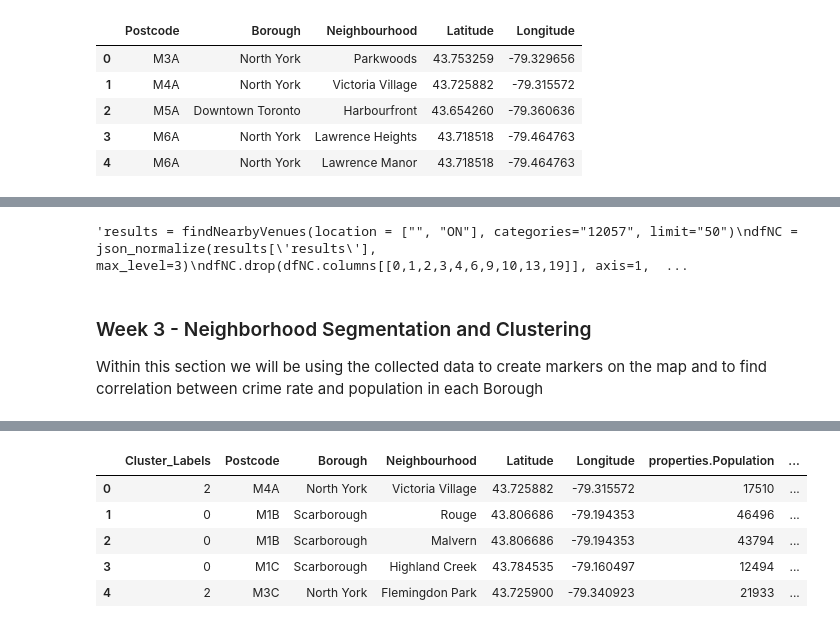
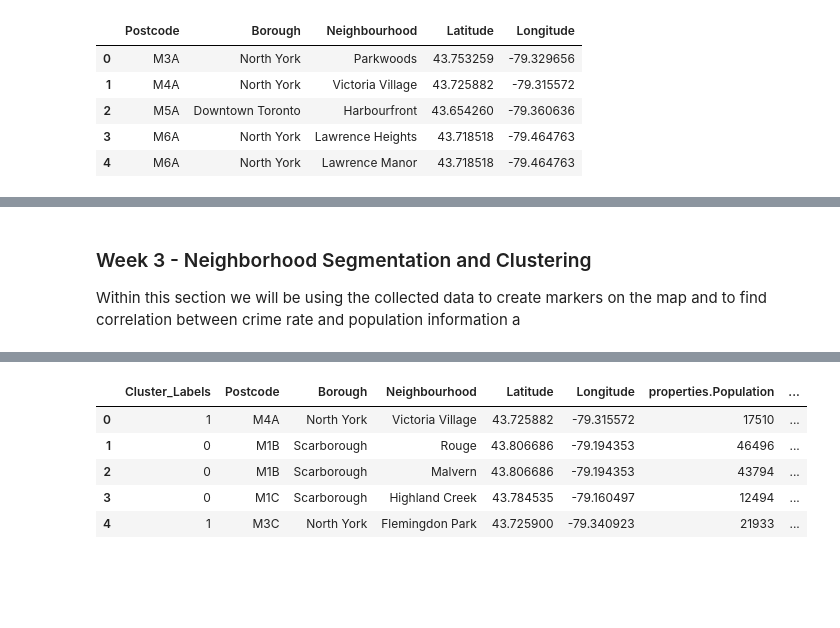
Before and after one commit to yash-patel268/Segmenting-and-Clustering-Neighborhoods-in-Toronto, a Jupyter notebook: Segmenting and Clustering Neighborhoods in Toronto.ipynb, the cells around one changed output, grey strips where cells are left out. Drawn from its saved outputs; the diff is of its cells as text; code cells hidden in the pictures; blank space fills up the shorter version.

```diff
--- a/Segmenting and Clustering Neighborhoods in Toronto.ipynb
+++ b/Segmenting and Clustering Neighborhoods in Toronto.ipynb
@@ -180,6 +180,9 @@ dfProfiles.head()
 # %%
 dfMerge2 = pd.merge(dfMerge, dfCrime, on='Neighbourhood', how='inner')
 dfAll = pd.merge(dfMerge2, dfProfiles, on='Neighbourhood', how='inner')
+dfAll["Borough"] = dfAll["Borough"].replace(["West Toronto"], "Toronto")
+dfAll["Borough"] = dfAll["Borough"].replace(["East Toronto"], "Toronto")
+dfAll["Borough"] = dfAll["Borough"].replace(["Central Toronto"], "Toronto")
 dfAll.head()
 # %% [output]
 |  | Postcode | Borough | Neighbourhood | Latitude | Longitude | properties.Population | properties.Assault_AVG | ... |
@@ -199,19 +202,10 @@ dfStations.head()
 | 2 | Toronto Fire Station 341 | 43.694398 | -79.441081 | 555 Oakwood Ave | CA | ... |
 | 3 | Toronto Fire Station 131 | 43.726175 | -79.402729 | 3135 Yonge St | CA | ... |
 | 4 | University of Toronto Campus Comm... | 43.664817 | -79.400841 | 21 Sussex Ave | CA | ... |
-# %%
-"""results = findNearbyVenues(location = ["", "ON"], categories="12057", limit="50")
-dfNC = json_normalize(results['results'], max_level=3)
-dfNC.drop(dfNC.columns[[0,1,2,3,4,6,9,10,13,19]], axis=1, inplace=True)
-dfNC.rename(columns={'location.locality':'Locality'}, inplace=True)
-dfNC = dfNC[dfNC.Locality != 'Toronto']
-dfNC"""
-# %% [output]
-'results = findNearbyVenues(location = ["", "ON"], categories="12057", limit="50")\ndfNC = json_normalize(results[\'results\'], max_level=3)\ndfNC.drop(dfNC.columns[[0,1,2,3,4,6,9,10,13,19]], axis=1,  ...
 # %% [markdown]
 <h3>Week 3 - Neighborhood Segmentation and Clustering</h3>
 <p>
-Within this section we will be using the collected data to create markers on the map and to find correlation between crime rate and population in each Borough
+Within this section we will be using the collected data to create markers on the map and to find correlation between crime rate and population information a
 </p>
 # %%
 for name, latitude, longitude, pop, r1, r2, r3, r4, r5 ,r6 in zip(dfAll['Neighbourhood'], dfAll['Latitude'], dfAll['Longitude'], dfAll['properties.Population'], dfAll['properties.Assault_AVG'], dfAll['properties.AutoTheft_AVG'], dfAll['properties.BreakandEnter_AVG'], dfAll['properties.Homicide_AVG'], dfAll['properties.Robbery_AVG'], dfAll['properties.TheftOver_AVG']):
@@ -231,19 +225,19 @@ mapWithMarkers
 # %% [output]
 [interactive output not drawn]
 # %%
-k=8
+k=6
 toronto_clustering = dfAll
 kmeans = KMeans(n_clusters = k).fit(pd.get_dummies(toronto_clustering[["Borough"]]))
 dfAll.insert(0, 'Cluster Labels', kmeans.labels_)
 dfAll.columns = dfAll.columns.str.replace(' ', '_')
 dfAll.head()
 # %% [output]
 |  | Cluster_Labels | Postcode | Borough | Neighbourhood | Latitude | Longitude | properties.Population | ... |
-| 0 | 2 | M4A | North York | Victoria Village | 43.725882 | -79.315572 | 17510 | ... |
+| 0 | 1 | M4A | North York | Victoria Village | 43.725882 | -79.315572 | 17510 | ... |
 | 1 | 0 | M1B | Scarborough | Rouge | 43.806686 | -79.194353 | 46496 | ... |
 | 2 | 0 | M1B | Scarborough | Malvern | 43.806686 | -79.194353 | 43794 | ... |
 | 3 | 0 | M1C | Scarborough | Highland Creek | 43.784535 | -79.160497 | 12494 | ... |
-| 4 | 2 | M3C | North York | Flemingdon Park | 43.725900 | -79.340923 | 21933 | ... |
+| 4 | 1 | M3C | North York | Flemingdon Park | 43.725900 | -79.340923 | 21933 | ... |
 # %%
 map_clusters = folium.Map(location=[latitude, longitude], zoom_start=10)
 
```
Also changed, not shown: parts of 5 cells of this notebook.
